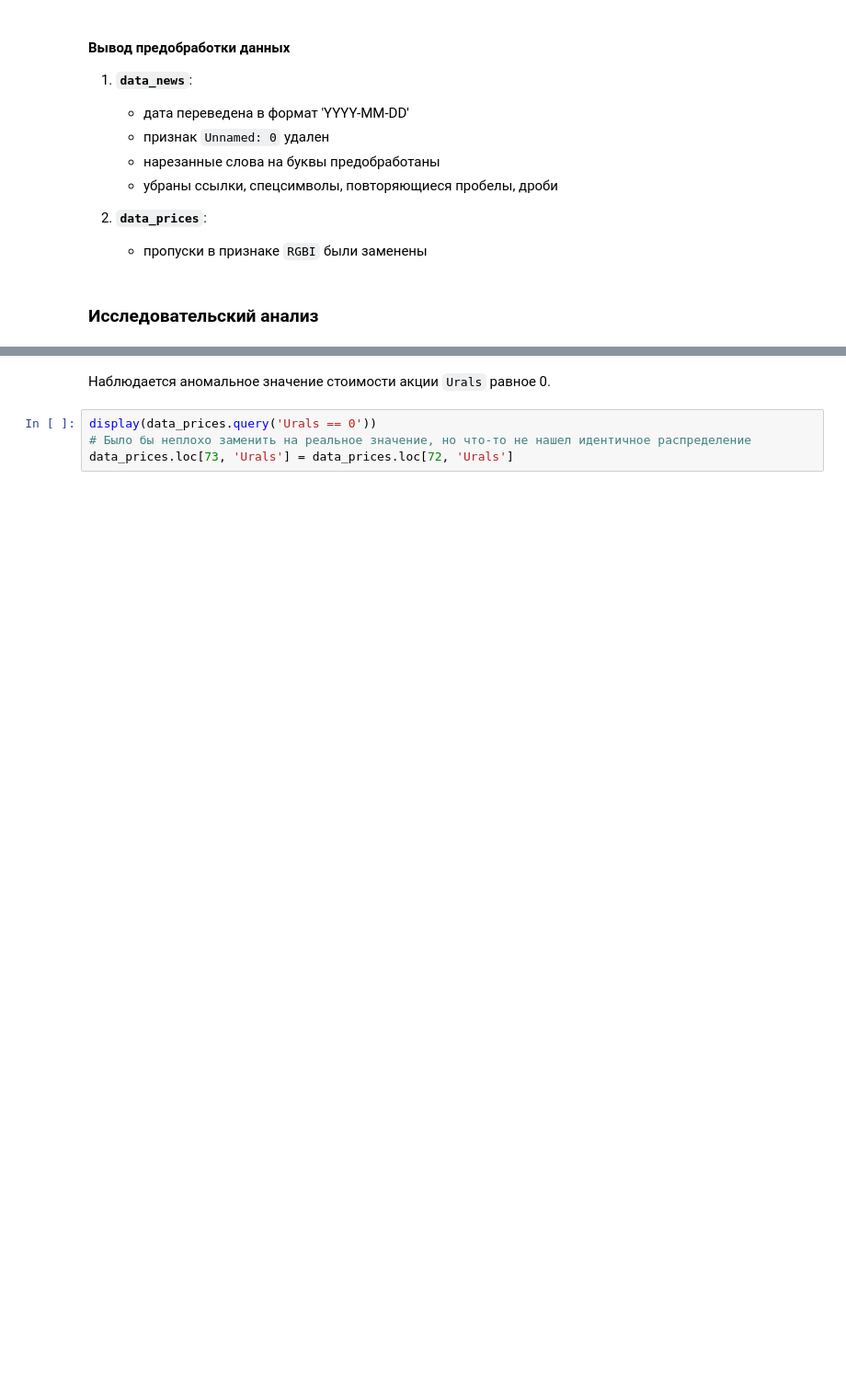
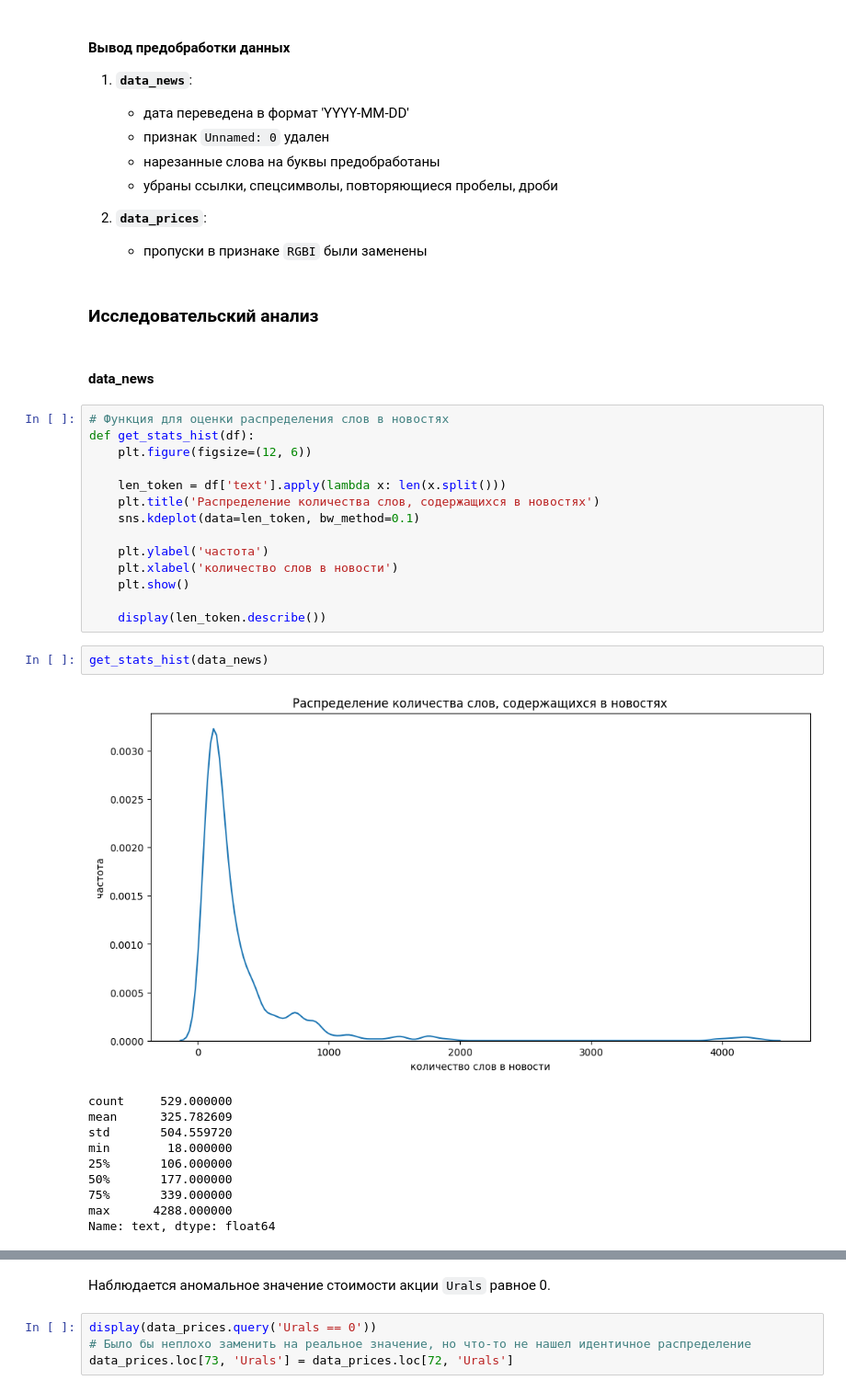
Before and after one commit to serguntsov/NLP_MARKET_PREDICTIONS, a Jupyter notebook: news_that_move_markets.ipynb, the cells around one changed output, grey strips where cells are left out. Shown at 92% size. Cells and saved outputs as stored; diff of their text form; blank space fills up the shorter version.

```diff
--- a/news_that_move_markets.ipynb
+++ b/news_that_move_markets.ipynb
@@ -237,3 +241,32 @@ get_clear_dataset(data_prices, 'RGBI')
     - пропуски в признаке `RGBI` были заменены
 # %% [markdown]
 ### Исследовательский анализ
+# %% [markdown]
+#### data_news
+# %%
+# Функция для оценки распределения слов в новостях
+def get_stats_hist(df):
+    plt.figure(figsize=(12, 6))
+
+    len_token = df['text'].apply(lambda x: len(x.split()))
+    plt.title('Распределение количества слов, содержащихся в новостях')
+    sns.kdeplot(data=len_token, bw_method=0.1)
+
+    plt.ylabel('частота')
+    plt.xlabel('количество слов в новости')
+    plt.show()
+
+    display(len_token.describe())
+# %%
+get_stats_hist(data_news)
+# %% [output]
+[figure, added]
+count     529.000000
+mean      325.782609
+std       504.559720
+min        18.000000
+25%       106.000000
+50%       177.000000
+75%       339.000000
+max      4288.000000
+Name: text, dtype: float64
```
Also changed, not shown: parts of 23 cells of this notebook.
